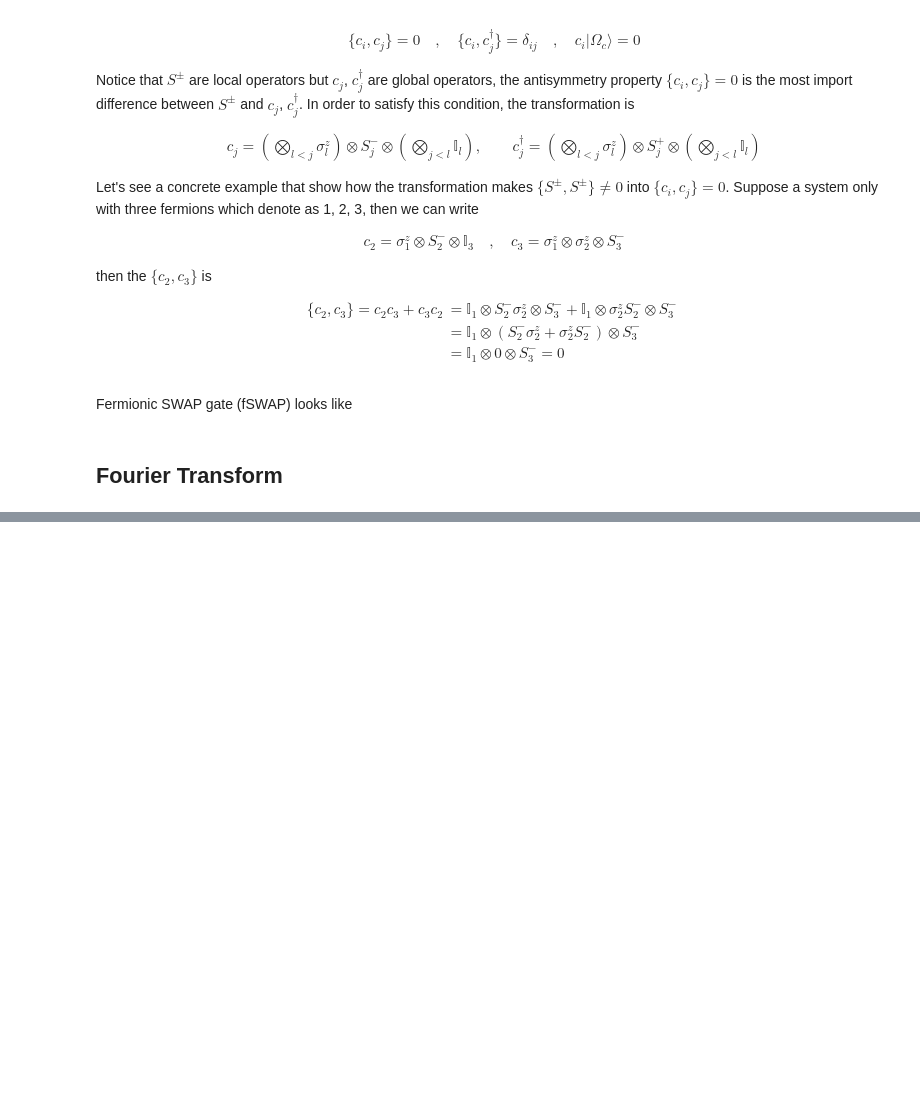
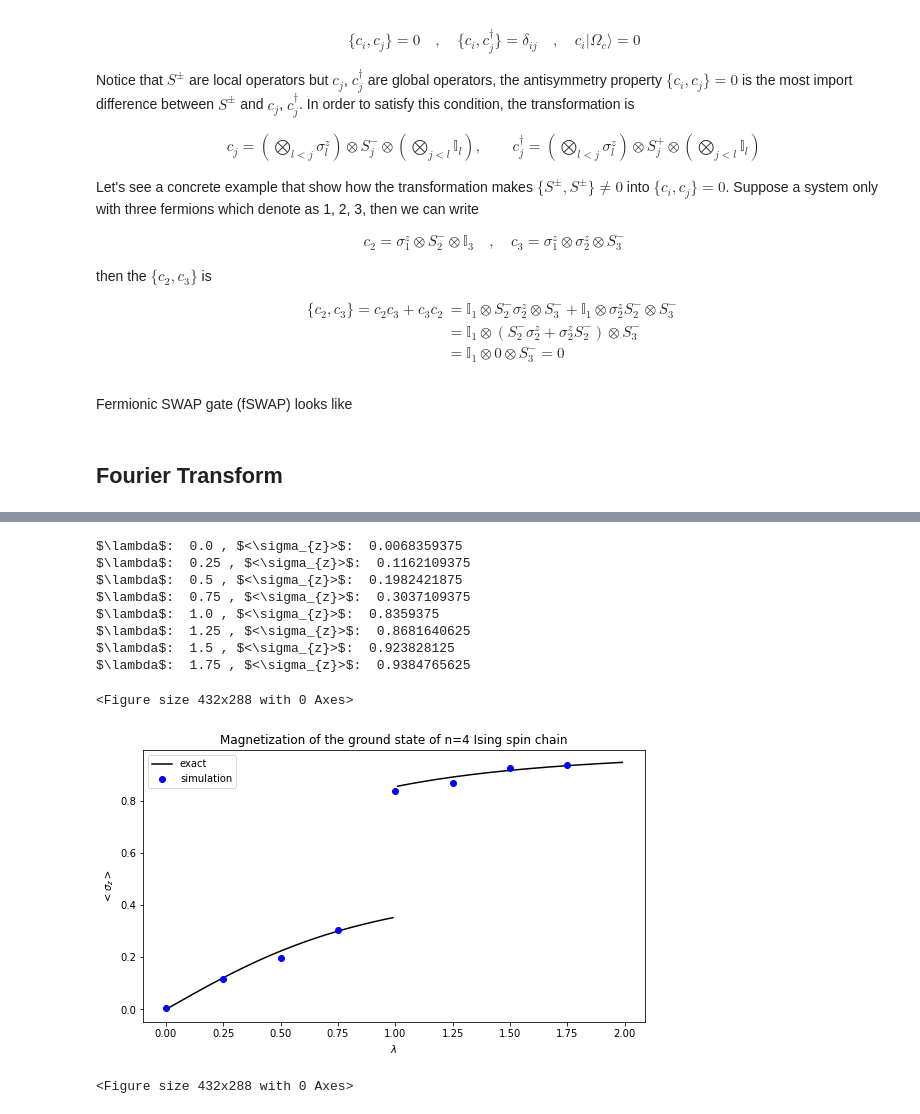
Before and after one commit to Jim137/QuantumSimulation_IsingModel, a Jupyter notebook: 1D_TFIM_sim.ipynb, the cells around one changed output, grey strips where cells are left out. Drawn from its saved outputs; the diff is of its cells as text; code cells hidden in the pictures; blank space fills up the shorter version.

```diff
--- a/1D_TFIM_sim.ipynb
+++ b/1D_TFIM_sim.ipynb
@@ -114,7 +148,7 @@ Isex.draw("mpl")
 # %%
 # use local simulator
 shots = 1024
-backend = Aer.get_backend('qasm_simulator')
+backend = Aer.get_backend('aer_simulator')
 mag_sim = []
 for i in range(8):
     q = QuantumRegister(4, "q")
@@ -124,36 +158,48 @@ for i in range(8):
     # plt.show()
     ini = QuantumCircuit(q, c)
     mes = QuantumCircuit(q, c)
     Isex = QuantumCircuit(q, c)
     # Isex.draw("mpl")
     # plt.show()
 
     lam = i*0.25
     Ising(Isex,ini, Udis ,mes,lam,q[0],q[1],q[2],q[3],c[0],c[1],c[2],c[3])
     # ini.draw("mpl")
     # plt.show()
     # Udis.draw("mpl")
     # plt.show()
     # mes.draw("mpl")
     # plt.show()
-    if i == 0:
-        Isex.draw("mpl")
-        plt.savefig("./quantum_circuit_for_1D_4_spin_ising_model.png")
-        plt.show()
-        plt.clf()
-        # plt.show()
+    # if i == 0:
+    #     Isex.draw("mpl")
+    #     plt.savefig("./quantum_circuit_for_1D_4_spin_ising_model.png")
+    #     plt.show()
+    #     plt.clf()
+    #     # plt.show()
 
     job = execute(Isex, backend, shots=shots)
     result = job.result()
     counts = result.get_counts()
 
     r1 = list(counts.keys())
     r2 = list(counts.values())
     M=0
     for j in range(0,len(r1)):
         M=M+(4-2*digit_sum(r1[j]))*r2[j]/shots
     print("$\lambda$: ",lam,", $<\sigma_{z}>$: ",M/4)
     mag_sim.append(M/4)
 
 vexact = np.vectorize(exact)
 plot_Mag_of_ground_state(vexact, mag_sim)
+# %% [output]
+$\lambda$:  0.0 , $<\sigma_{z}>$:  0.0068359375
+$\lambda$:  0.25 , $<\sigma_{z}>$:  0.1162109375
+$\lambda$:  0.5 , $<\sigma_{z}>$:  0.1982421875
+$\lambda$:  0.75 , $<\sigma_{z}>$:  0.3037109375
+$\lambda$:  1.0 , $<\sigma_{z}>$:  0.8359375
+$\lambda$:  1.25 , $<\sigma_{z}>$:  0.8681640625
+$\lambda$:  1.5 , $<\sigma_{z}>$:  0.923828125
+$\lambda$:  1.75 , $<\sigma_{z}>$:  0.9384765625
+<Figure size 432x288 with 0 Axes>
+[figure, added]
+<Figure size 432x288 with 0 Axes>
```
Also changed, not shown: parts of 23 cells of this notebook.
